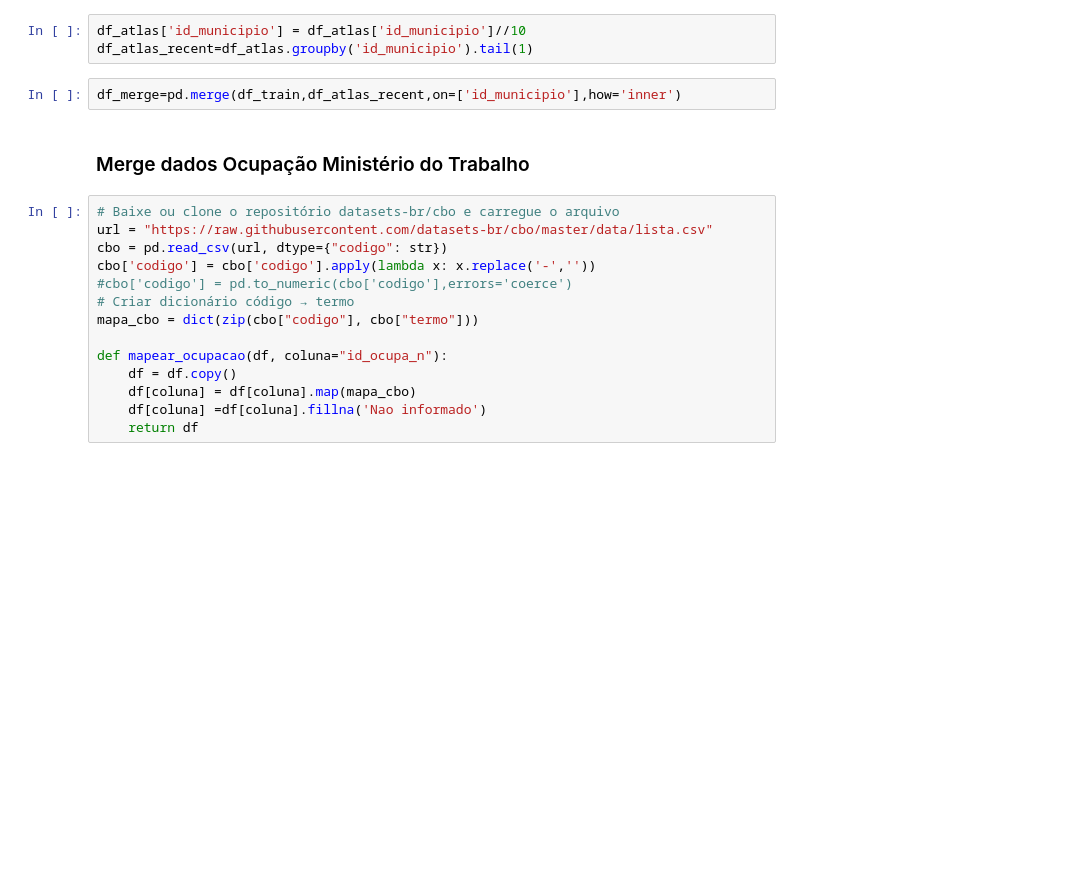
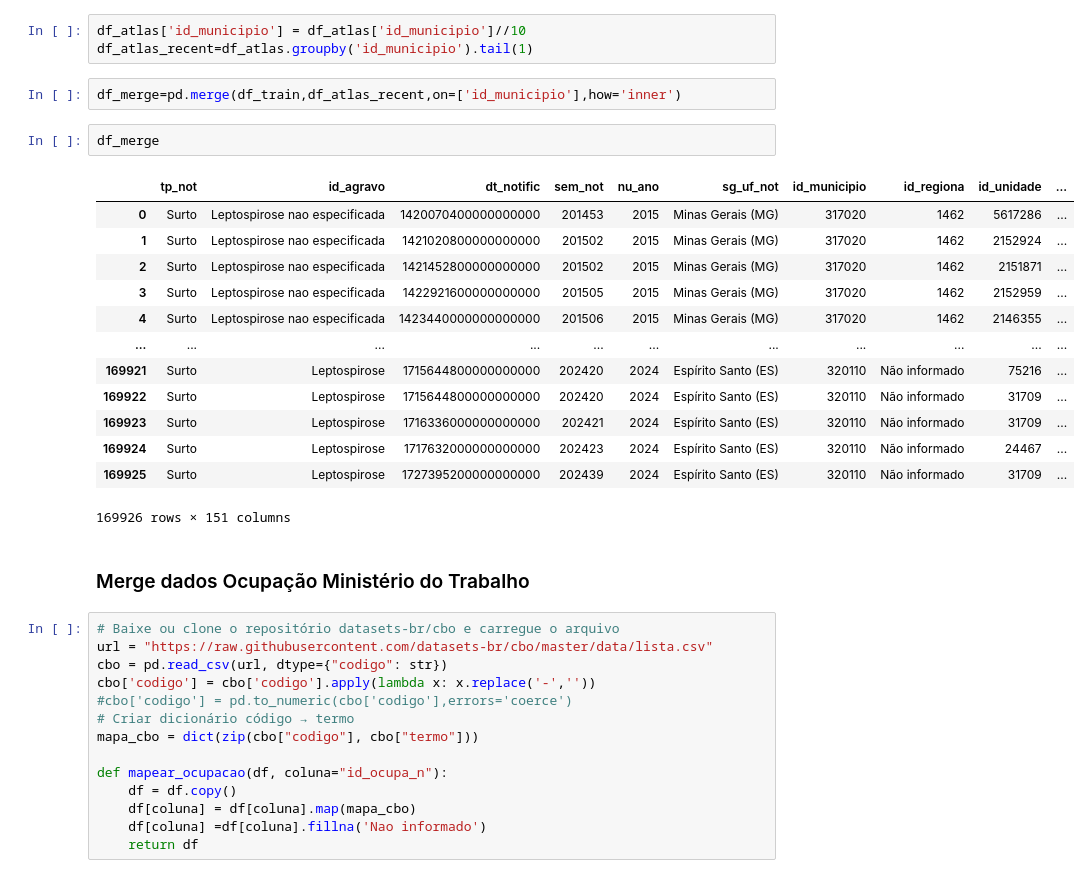
Before and after one commit to diego-pereira-de-lima/ita-project, a Jupyter notebook: notebooks_EDA/merge_atlas_hepa.ipynb, the cells around one changed output. Cells and saved outputs as stored; diff of their text form; blank space fills up the shorter version.

```diff
--- a/notebooks_EDA/merge_atlas_hepa.ipynb
+++ b/notebooks_EDA/merge_atlas_hepa.ipynb
@@ -76,6 +76,22 @@ df_atlas['id_municipio'] = df_atlas['id_municipio']//10
 df_atlas_recent=df_atlas.groupby('id_municipio').tail(1)
 # %%
 df_merge=pd.merge(df_train,df_atlas_recent,on=['id_municipio'],how='inner')
+# %%
+df_merge
+# %% [output]
+|  | tp_not | id_agravo | dt_notific | sem_not | nu_ano | sg_uf_not | id_municipio | id_regiona | id_unidade | ... |
+| 0 | Surto | Leptospirose nao especificada | 1420070400000000000 | 201453 | 2015 | Minas Gerais (MG) | 317020 | 1462 | 5617286 | ... |
+| 1 | Surto | Leptospirose nao especificada | 1421020800000000000 | 201502 | 2015 | Minas Gerais (MG) | 317020 | 1462 | 2152924 | ... |
+| 2 | Surto | Leptospirose nao especificada | 1421452800000000000 | 201502 | 2015 | Minas Gerais (MG) | 317020 | 1462 | 2151871 | ... |
+| 3 | Surto | Leptospirose nao especificada | 1422921600000000000 | 201505 | 2015 | Minas Gerais (MG) | 317020 | 1462 | 2152959 | ... |
+| 4 | Surto | Leptospirose nao especificada | 1423440000000000000 | 201506 | 2015 | Minas Gerais (MG) | 317020 | 1462 | 2146355 | ... |
+| ... | ... | ... | ... | ... | ... | ... | ... | ... | ... | ... |
+| 169921 | Surto | Leptospirose | 1715644800000000000 | 202420 | 2024 | Espírito Santo (ES) | 320110 | Não informado | 75216 | ... |
+| 169922 | Surto | Leptospirose | 1715644800000000000 | 202420 | 2024 | Espírito Santo (ES) | 320110 | Não informado | 31709 | ... |
+| 169923 | Surto | Leptospirose | 1716336000000000000 | 202421 | 2024 | Espírito Santo (ES) | 320110 | Não informado | 31709 | ... |
+| 169924 | Surto | Leptospirose | 1717632000000000000 | 202423 | 2024 | Espírito Santo (ES) | 320110 | Não informado | 24467 | ... |
+| 169925 | Surto | Leptospirose | 1727395200000000000 | 202439 | 2024 | Espírito Santo (ES) | 320110 | Não informado | 31709 | ... |
+169926 rows × 151 columns
 # %% [markdown]
 ### Merge dados Ocupação Ministério do Trabalho
 # %%
```
Also changed, not shown: parts of 11 cells of this notebook, 2 other files.
